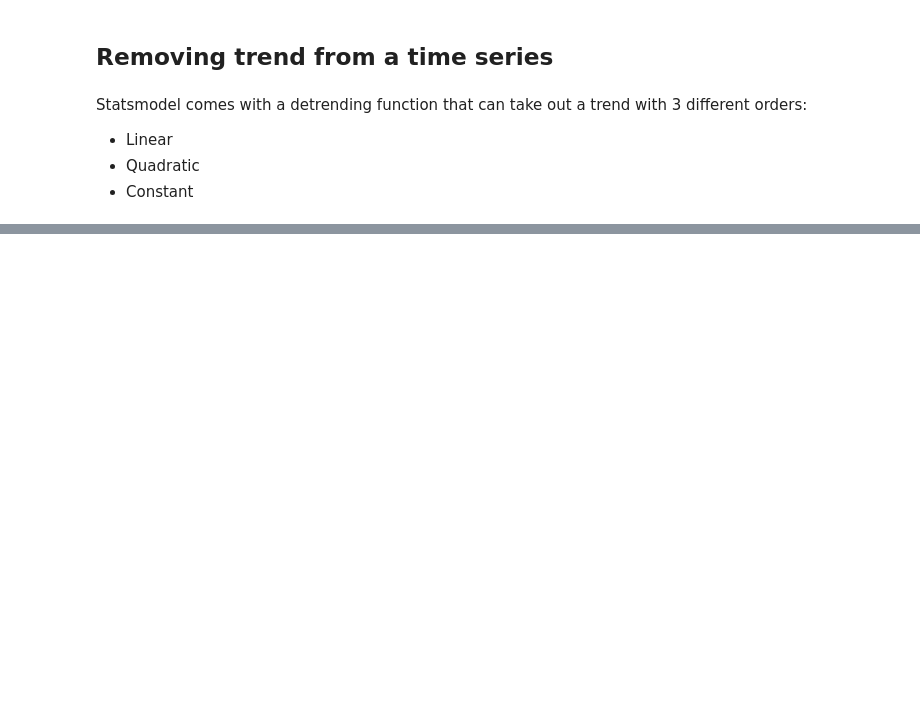
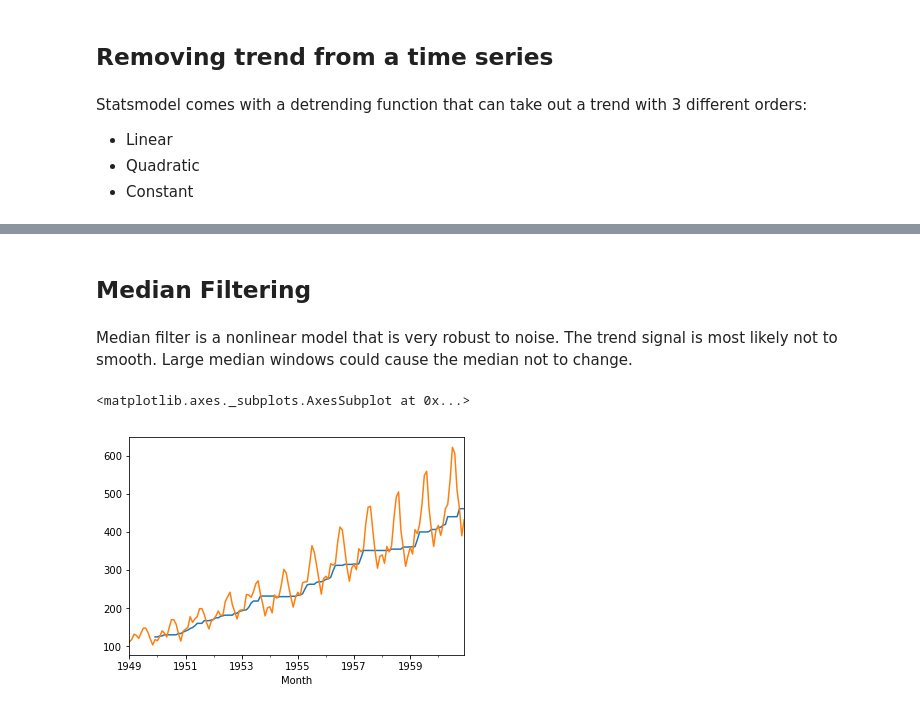
Before and after one commit to mbeale/time_series, a Jupyter notebook: Trend.ipynb, the cells around one changed output, grey strips where cells are left out. Saved outputs shown, nothing was run; the diff lists cells and outputs as text; code cells hidden in the pictures; blank space fills up the shorter version.

```diff
--- a/Trend.ipynb
+++ b/Trend.ipynb
@@ -142,0 +164,12 @@ ax.legend()
+# %% [markdown]
+## Median Filtering
+# %% [markdown]
+Median filter is a nonlinear model that is very robust to noise.  The trend signal is most likely not to smooth.  Large median windows could cause the median not to change.
+# %%
+window = 12
+median_signal = df.rolling(window).median()
+median_signal.plot()
+df.plot()
+# %% [output]
+<matplotlib.axes._subplots.AxesSubplot at 0x...>
+[figure, added]
```
Also changed, not shown: parts of 19 cells of this notebook, 1 other file.
